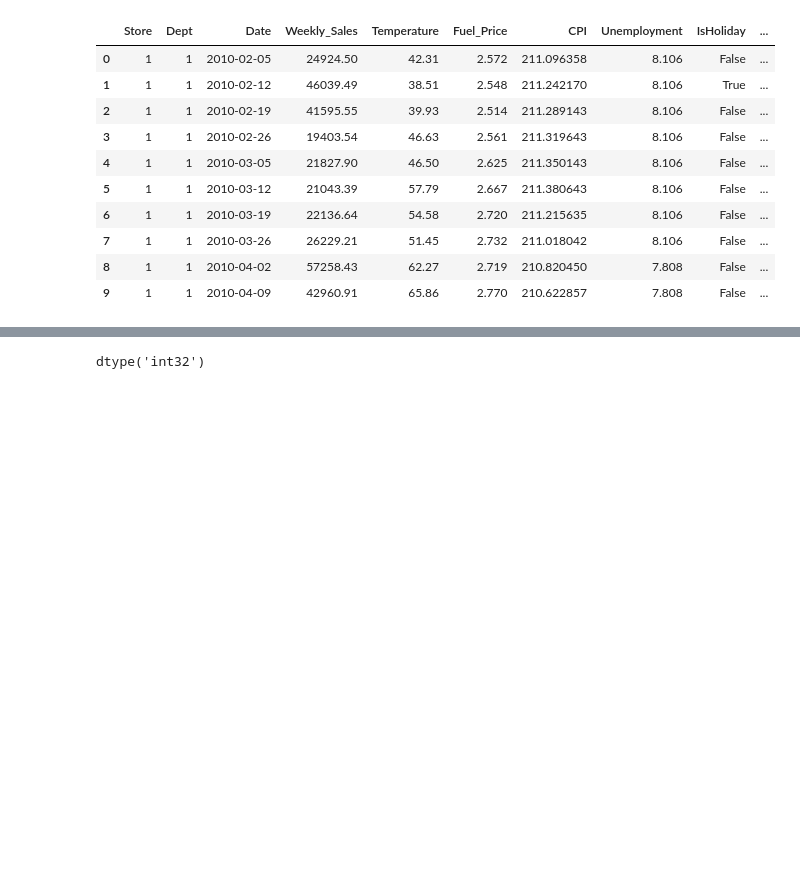
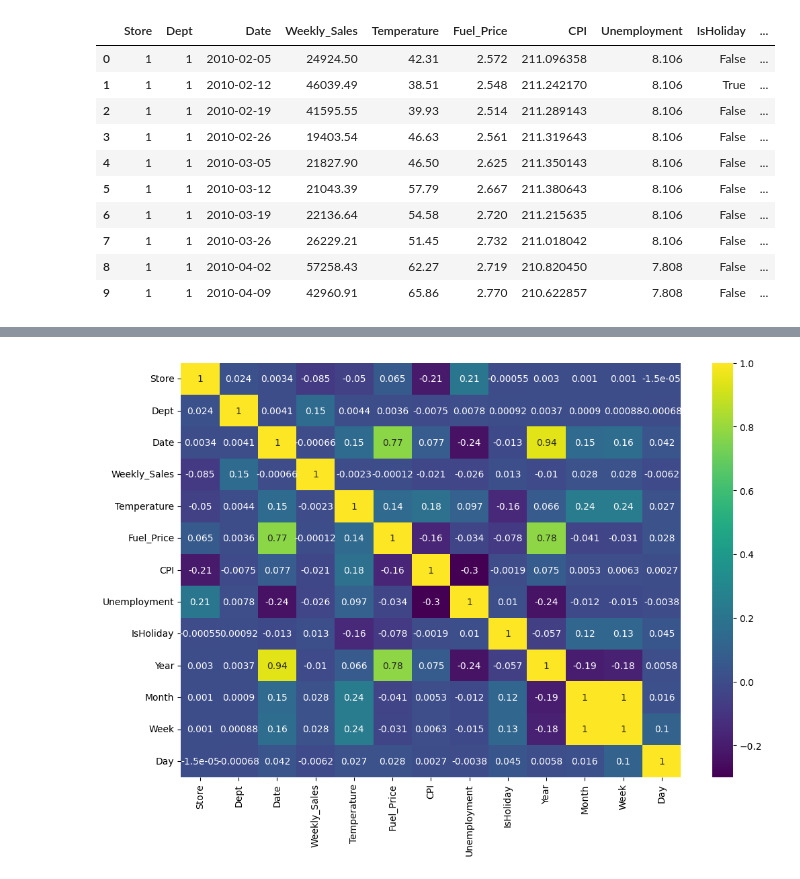
Before and after one commit to BUFONJOKER/ml-ds-internship, a Jupyter notebook: Task2/Task_2_wallmart_sales_forecasting_model.ipynb, the cells around one changed output, grey strips where cells are left out. Saved outputs shown, nothing was run; the diff lists cells and outputs as text; code cells hidden in the pictures; blank space fills up the shorter version.

```diff
--- a/Task2/Task_2_wallmart_sales_forecasting_model.ipynb
+++ b/Task2/Task_2_wallmart_sales_forecasting_model.ipynb
@@ -20,9 +32,9 @@ from sklearn.metrics import (
 ## Exploratory Data Analysis (EDA)
 # %%
 # load the dataset
-df_train = pd.read_csv('/content/train.csv')
-df_stores = pd.read_csv('/content/stores.csv')
-df_features = pd.read_csv('/content/features.csv')
+df_train = pd.read_csv('wallmart_sales_forecasting.csv')
+df_stores = pd.read_csv('stores.csv')
+df_features = pd.read_csv('features.csv')
 # %%
 df_train.head(4)
 # %% [output]
@@ -129,4 +140,3 @@ df['Year'] = df['Date'].dt.year
 df['Month'] = df['Date'].dt.month
 df['Week'] = df['Date'].dt.isocalendar().week
 df['Day'] = df['Date'].dt.day
-df['DayOfWeek'] = df['Date'].dt.dayofweek
@@ -254,4 +295,6 @@ df.corr()
-# %%
-df['DayOfWeek'].dtypes
-# %% [output]
-dtype('int32')
+# %%
+plt.figure(figsize=(12,8))
+sns.heatmap(df.corr(),annot=True,cmap='viridis')
+plt.show()
+# %% [output]
+[figure, added]
```
Also changed, not shown: parts of 102 cells of this notebook, 2 other files.
